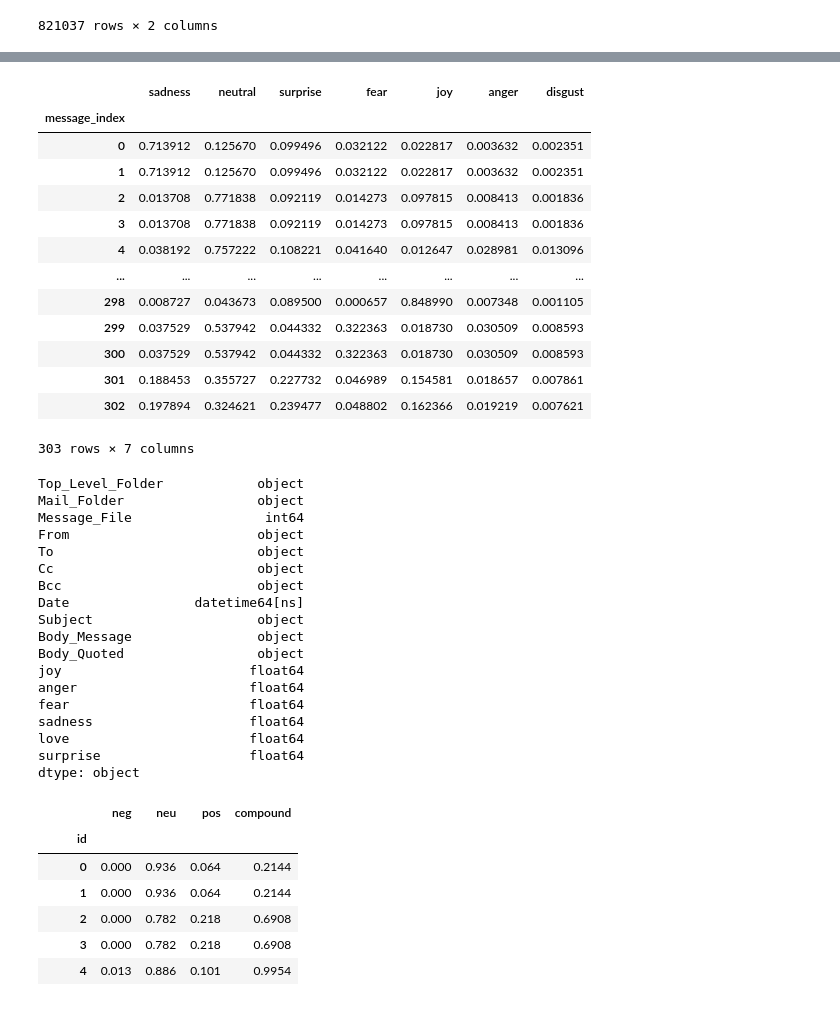
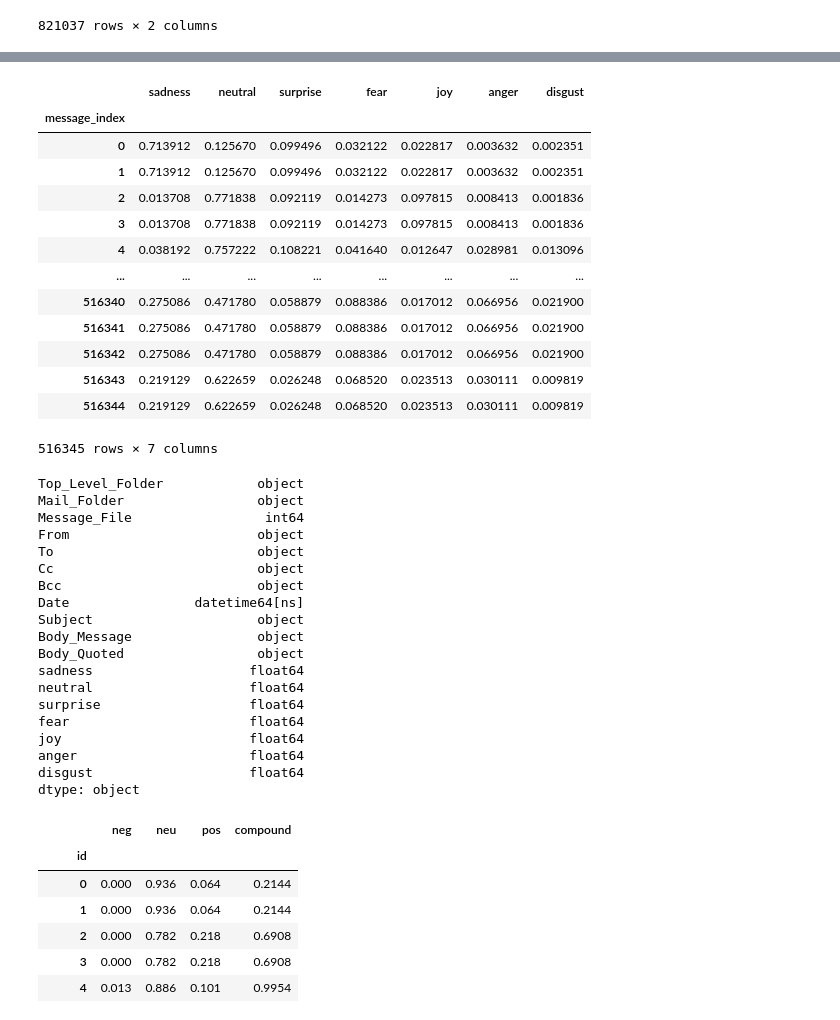
Before and after one commit to FlorinAndrei/enron-sentiment-analysis, a Jupyter notebook: sentiment_analysis.ipynb, the cells around one changed output, grey strips where cells are left out. Drawn from its saved outputs; the diff is of its cells as text; code cells hidden in the pictures.

```diff
--- a/sentiment_analysis.ipynb
+++ b/sentiment_analysis.ipynb
@@ -96,6 +96,7 @@ if not os.path.exists("mp_res_df.csv"):
     mp_res_df.to_csv("mp_res_df.csv", index=True)
 
 mp_res_df = pd.read_csv("mp_res_df.csv", index_col=0)
+mp_res_df["text"] = mp_res_df["text"].fillna("")
 mp_res_df
 # %% [output]
 |  | message_index | text |
@@ -112,6 +113,9 @@ mp_res_df
 | 821036 | 516344 | <s>Re: FW: RE: Revised Availabili... |
 821037 rows × 2 columns
 # %%
-prediction = classifier(mp_res_df["text"].to_list())
+prediction = []
+for t in tqdm(mp_res_df["text"].to_list()):
+    p = classifier(t)
+    prediction.append(p)
 prediction[0]
 # %% [output]
@@ -125,9 +139,9 @@ prediction[0]
 # %%
 n_pred = len(prediction)
-all_labels = [l["label"] for l in prediction[0]]
+all_labels = [l["label"] for l in prediction[0][0]]
 scores = {k: [] for k in all_labels}
 for p in prediction[0:n_pred]:
-    for lsc in p:
+    for lsc in p[0]:
         label = lsc["label"]
         score = lsc["score"]
         scores[label].append(score)
@@ -150,22 +164,27 @@ scores_df
 # %%
 mp_res_df.drop(columns=["text"], inplace=True)
-mp_res_df = mp_res_df.iloc[0:n_pred, :].join(scores_df).groupby(by=["message_index"]).agg("mean")
+mp_res_df = (
+    mp_res_df.iloc[0:n_pred, :]
+    .join(scores_df)
+    .groupby(by=["message_index"])
+    .agg("mean")
+)
 mp_res_df
 # %% [output]
 |  | sadness | neutral | surprise | fear | joy | anger | disgust |
 | message_index |  |  |  |  |  |  |  |
 | 0 | 0.713912 | 0.125670 | 0.099496 | 0.032122 | 0.022817 | 0.003632 | 0.002351 |
 | 1 | 0.713912 | 0.125670 | 0.099496 | 0.032122 | 0.022817 | 0.003632 | 0.002351 |
 | 2 | 0.013708 | 0.771838 | 0.092119 | 0.014273 | 0.097815 | 0.008413 | 0.001836 |
 | 3 | 0.013708 | 0.771838 | 0.092119 | 0.014273 | 0.097815 | 0.008413 | 0.001836 |
 | 4 | 0.038192 | 0.757222 | 0.108221 | 0.041640 | 0.012647 | 0.028981 | 0.013096 |
 | ... | ... | ... | ... | ... | ... | ... | ... |
-| 298 | 0.008727 | 0.043673 | 0.089500 | 0.000657 | 0.848990 | 0.007348 | 0.001105 |
-| 299 | 0.037529 | 0.537942 | 0.044332 | 0.322363 | 0.018730 | 0.030509 | 0.008593 |
-| 300 | 0.037529 | 0.537942 | 0.044332 | 0.322363 | 0.018730 | 0.030509 | 0.008593 |
-| 301 | 0.188453 | 0.355727 | 0.227732 | 0.046989 | 0.154581 | 0.018657 | 0.007861 |
-| 302 | 0.197894 | 0.324621 | 0.239477 | 0.048802 | 0.162366 | 0.019219 | 0.007621 |
+| 516340 | 0.275086 | 0.471780 | 0.058879 | 0.088386 | 0.017012 | 0.066956 | 0.021900 |
+| 516341 | 0.275086 | 0.471780 | 0.058879 | 0.088386 | 0.017012 | 0.066956 | 0.021900 |
+| 516342 | 0.275086 | 0.471780 | 0.058879 | 0.088386 | 0.017012 | 0.066956 | 0.021900 |
+| 516343 | 0.219129 | 0.622659 | 0.026248 | 0.068520 | 0.023513 | 0.030111 | 0.009819 |
+| 516344 | 0.219129 | 0.622659 | 0.026248 | 0.068520 | 0.023513 | 0.030111 | 0.009819 |
-303 rows × 7 columns
+516345 rows × 7 columns
 # %%
 all_emails.join(mp_res_df).to_csv("all_emails_scores.csv", index=True)
 
@@ -186,12 +205,13 @@ Date                datetime64[ns]
 Subject                     object
 Body_Message                object
 Body_Quoted                 object
+sadness                    float64
+neutral                    float64
+surprise                   float64
+fear                       float64
 joy                        float64
 anger                      float64
-fear                       float64
-sadness                    float64
-love                       float64
-surprise                   float64
+disgust                    float64
 dtype: object
 # %%
 from model_helpers import vader_eval
```
Also changed, not shown: parts of 4 cells of this notebook.
